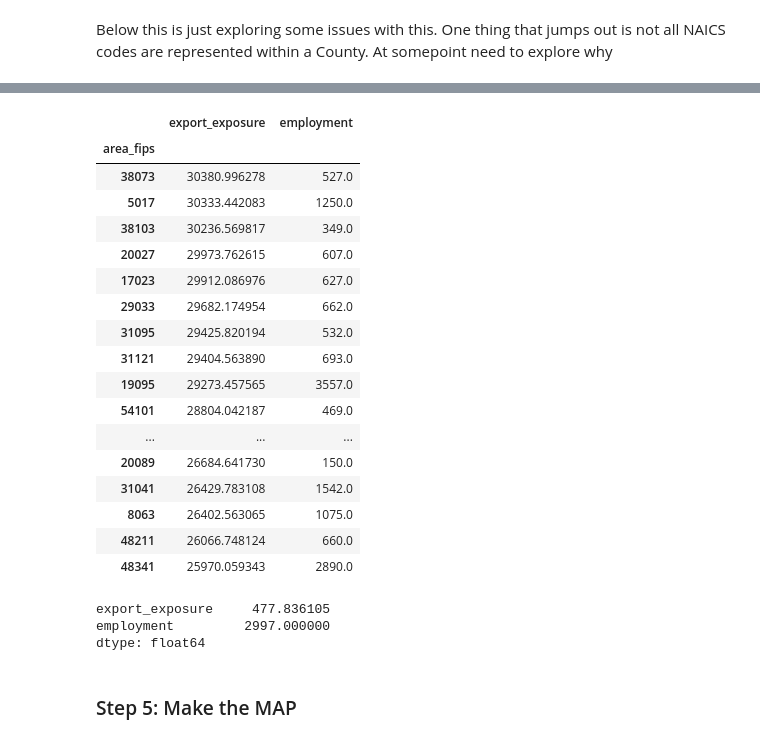
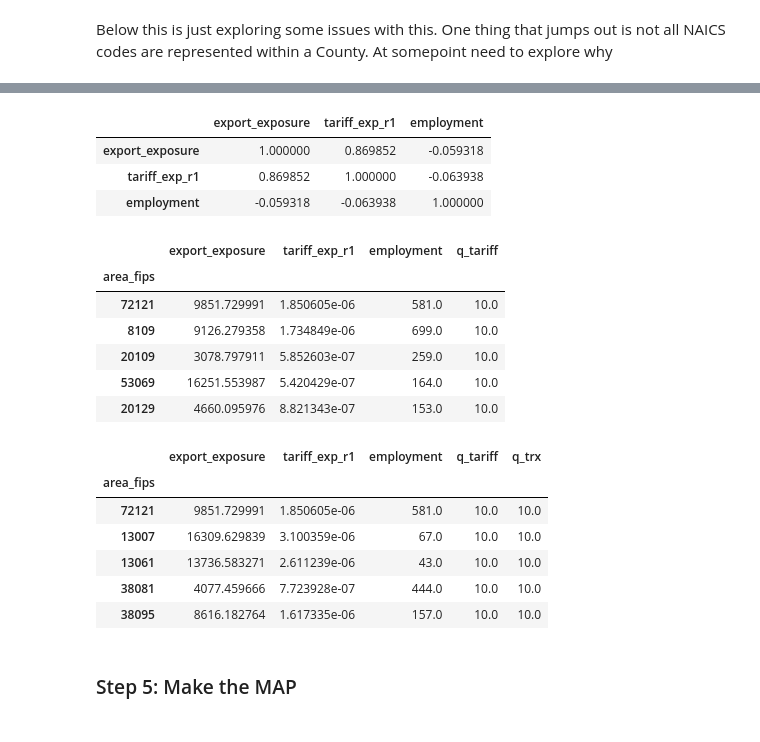
Before and after one commit to mwaugh0328/data_bootcamp_spring_2019, a Jupyter notebook: bls_quarterly_data/us_china_trade_map.ipynb, the cells around one changed output, grey strips where cells are left out. Drawn from its saved outputs; the diff is of its cells as text; code cells hidden in the pictures.

```diff
--- a/bls_quarterly_data/us_china_trade_map.ipynb
+++ b/bls_quarterly_data/us_china_trade_map.ipynb
@@ -177,4 +348,4 @@ total_trade = df17naics_trade.ALL_VAL_MO.sum()
 # %% [markdown]
 Then merge it with the national level NAICS. Note the groupby operation above leaves the index as the naics code left is on the industry code. Default here is inner, need to think about if I want to carry around zeros.
 # %%
-df_nation_naics = df_national.merge(df17naics_trade, how = "outer", left_on = "industry_code", right_index = True)
+df_nation_naics = df_national.merge(dfnaics_tariffs, how = "outer", left_on = "industry_code", right_index = True)
@@ -198,6 +380,6 @@ df_nation_naics.head()
 # %%
 df_nation_naics.rename({"annual_avg_emplvl":"nat_emplvl",
-                        "ALL_VAL_MO": "china_exports"}, axis = 1, inplace = True)
+                        "total_trade": "china_exports"}, axis = 1, inplace = True)
 # %%
 df_nation_naics.china_exports.replace(np.nan, 0, inplace = True)
 # %%
@@ -256,16 +438,25 @@ def create_trade_exposure(df):
 
     naics_codes = df_nation_naics.shape[0]
 
-    county_share = (new_df.annual_avg_emplvl/new_df.nat_emplvl)*(new_df.china_exports)
+    cnty_weights = (new_df.annual_avg_emplvl/new_df.nat_emplvl)
+
+    county_share = cnty_weights*(new_df.china_exports)
     # Then at the NAICS level, take a county's employment relative th national employment.
     # This is like the weight. Then multiply it by NAICS exports. So this is like if LA has 5 percernt in X,
     # Then 5 percent of X's exports go to LA.
+
+    tariff_exp_r1 = cnty_weights*(new_df.china_exports/new_df.china_exports.sum())
+
+    tariff_exp_r1 = tariff_exp_r1*(new_df.tariff_r1 + new_df.tariff_r2 + new_df.tariff_r3)
+
+    tariff_exp_r1 = (1/new_df.annual_avg_emplvl.sum())*(tariff_exp_r1.sum())
 
     trd_exp = (1/new_df.annual_avg_emplvl.sum())*county_share.sum()
     # Then sum acrross all the NAICS codes
     #trd_exp = county_share.sum()
 
-    foo = {"export_exposure": [trd_exp], "employment": [new_df.annual_avg_emplvl.sum()]}
+    foo = {"export_exposure": [trd_exp], "tariff_exp_r1": [tariff_exp_r1],
+           "employment": [new_df.annual_avg_emplvl.sum()]}
 
     return pd.DataFrame(foo, index = [new_df.area_fips.iloc[0]])
 # %%
@@ -279,31 +472,23 @@ single_location
 df_trdx_county = grp.apply(create_trade_exposure)
 # %%
 df_trdx_county = df_trdx_county.droplevel(1)
+# %%
+df_trdx_county.corr()
+# %% [output]
+|  | export_exposure | tariff_exp_r1 | employment |
+| export_exposure | 1.000000 | 0.869852 | -0.059318 |
+| tariff_exp_r1 | 0.869852 | 1.000000 | -0.063938 |
+| employment | -0.059318 | -0.063938 | 1.000000 |
+# %%
+df_trdx_county["q_tariff"] = pd.qcut(df_trdx_county["tariff_exp_r1"], 11 ,labels = False, duplicates='drop')
 # %%
-df_trdx_county.sort_values(by = ["export_exposure"], ascending = False)[100:125]
+df_trdx_county.sort_values(by = ["q_tariff"], ascending = False).head()
 # %% [output]
-|  | export_exposure | employment |
-| area_fips |  |  |
-| 38073 | 30380.996278 | 527.0 |
-| 5017 | 30333.442083 | 1250.0 |
-| 38103 | 30236.569817 | 349.0 |
-| 20027 | 29973.762615 | 607.0 |
-| 17023 | 29912.086976 | 627.0 |
-| 29033 | 29682.174954 | 662.0 |
-| 31095 | 29425.820194 | 532.0 |
-| 31121 | 29404.563890 | 693.0 |
-| 19095 | 29273.457565 | 3557.0 |
-| 54101 | 28804.042187 | 469.0 |
-| ... | ... | ... |
-| 20089 | 26684.641730 | 150.0 |
-| 31041 | 26429.783108 | 1542.0 |
-| 8063 | 26402.563065 | 1075.0 |
-| 48211 | 26066.748124 | 660.0 |
-| 48341 | 25970.059343 | 2890.0 |
+|  | export_exposure | tariff_exp_r1 | employment | q_tariff |
+| area_fips |  |  |  |  |
+| 72121 | 9851.729991 | 1.850605e-06 | 581.0 | 10.0 |
+| 8109 | 9126.279358 | 1.734849e-06 | 699.0 | 10.0 |
+| 20109 | 3078.797911 | 5.852603e-07 | 259.0 | 10.0 |
+| 53069 | 16251.553987 | 5.420429e-07 | 164.0 | 10.0 |
+| 20129 | 4660.095976 | 8.821343e-07 | 153.0 | 10.0 |
-# %%
-df_trdx_county.median()
-# %% [output]
-export_exposure     477.836105
-employment         2997.000000
-dtype: float64
 # %%
@@ -311,3 +496,13 @@ df_trdx_county["q_trx"] = pd.qcut(df_trdx_county["export_exposure"], 10 ,labels
+# %%
+df_trdx_county.sort_values(by = ["q_trx"], ascending = False).head()
+# %% [output]
+|  | export_exposure | tariff_exp_r1 | employment | q_tariff | q_trx |
+| area_fips |  |  |  |  |  |
+| 72121 | 9851.729991 | 1.850605e-06 | 581.0 | 10.0 | 10.0 |
+| 13007 | 16309.629839 | 3.100359e-06 | 67.0 | 10.0 | 10.0 |
+| 13061 | 13736.583271 | 2.611239e-06 | 43.0 | 10.0 | 10.0 |
+| 38081 | 4077.459666 | 7.723928e-07 | 444.0 | 10.0 | 10.0 |
+| 38095 | 8616.182764 | 1.617335e-06 | 157.0 | 10.0 | 10.0 |
 # %% [markdown]
 ### Step 5: Make the MAP
 # %%
```
Also changed, not shown: parts of 51 cells of this notebook, 3 other files.
